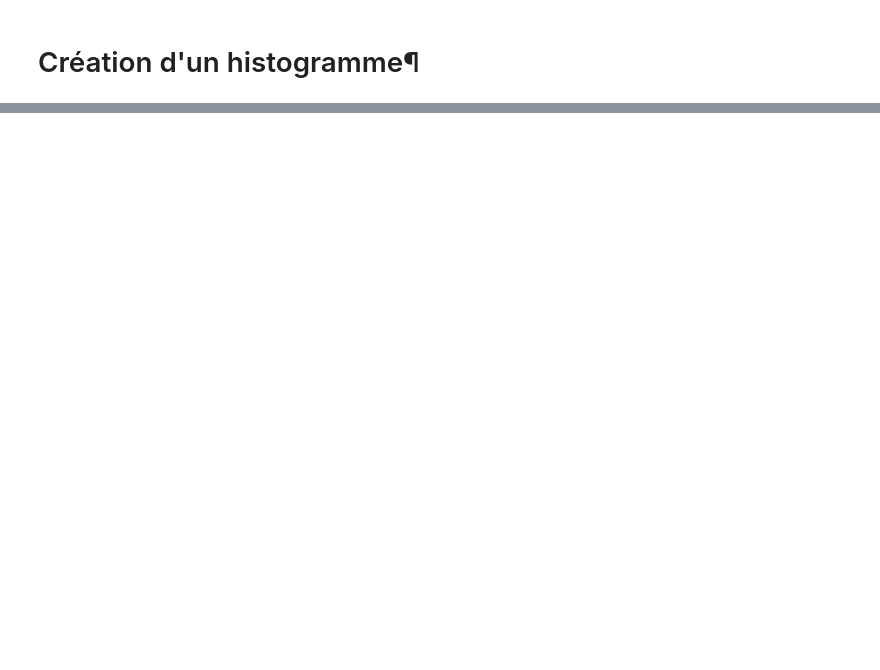
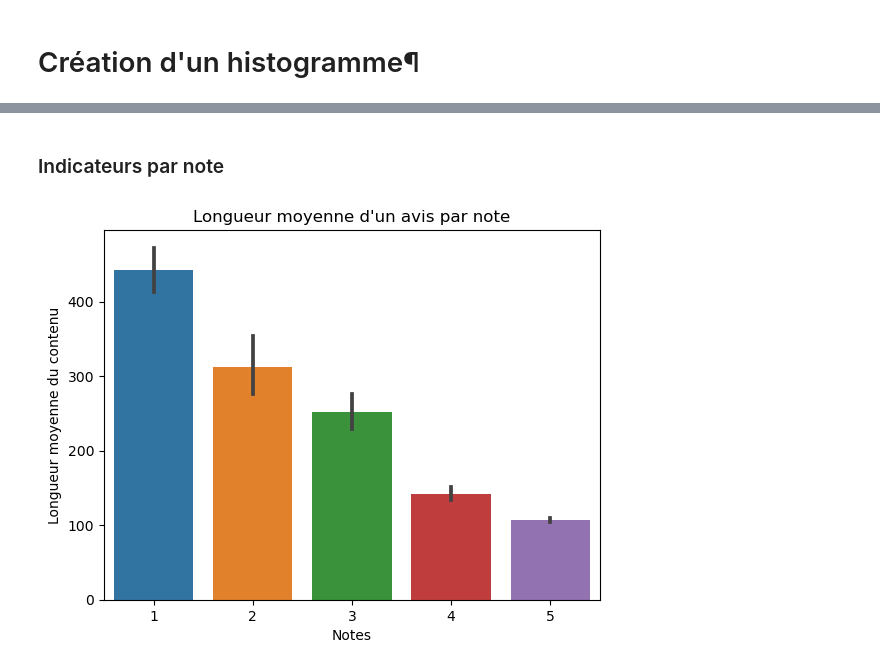
Before and after one commit to AzemoFrank/dst-supply-chain, a Jupyter notebook: Script_1_scraper.ipynb, the cells around one changed output, grey strips where cells are left out. Drawn from its saved outputs; the diff is of its cells as text; code cells hidden in the pictures; blank space fills up the shorter version.

Commit message:
Ajout des visualisations
Ajout des visualisations "Longueur", "Majuscules" et "Caractères spéciaux" par note dans le contenu, les titres et la réponse

```diff
--- a/Script_1_scraper.ipynb
+++ b/Script_1_scraper.ipynb
@@ -463,0 +479,15 @@ plt.show()
+# %% [markdown]
+### Indicateurs par note
+# %%
+import seaborn as sns
+import matplotlib.pyplot as plt
+
+#Visualisation de la longueur par note
+length = df["Contenu_avis"].apply(len)
+sns.barplot(x = df["Note"], y = length, data=df)
+plt.xlabel("Notes")
+plt.ylabel("Longueur moyenne du contenu")
+plt.title("Longueur moyenne d'un avis par note")
+plt.show();
+# %% [output]
+[figure, added]
```
Also changed, not shown: parts of 16 cells of this notebook, 2 other files.
